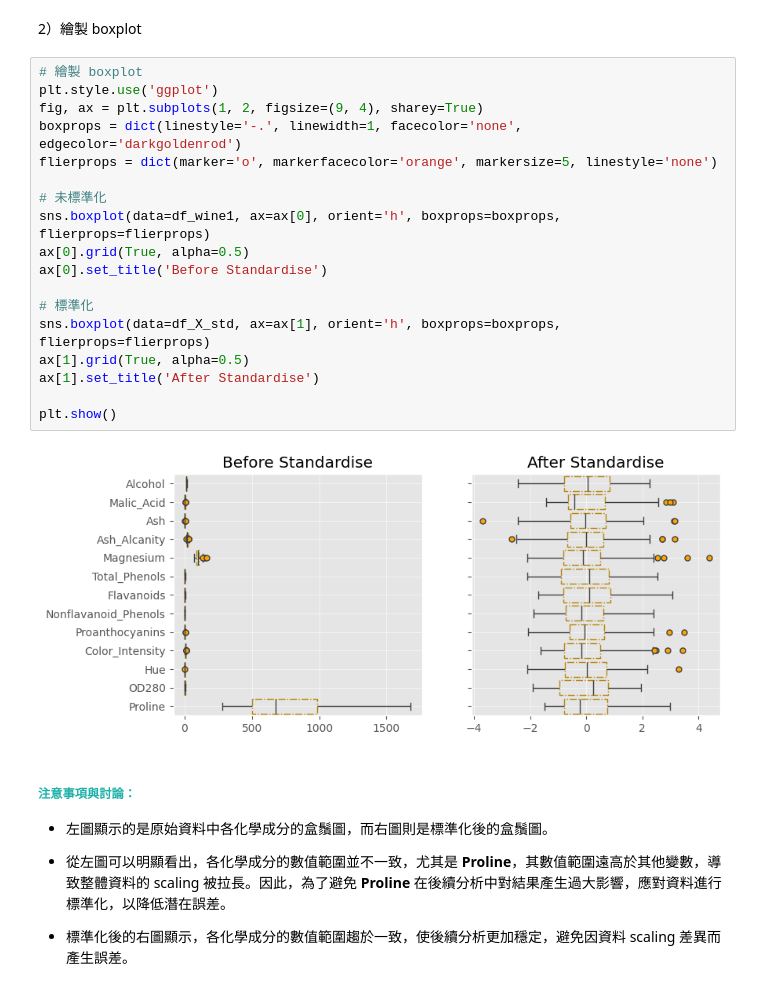
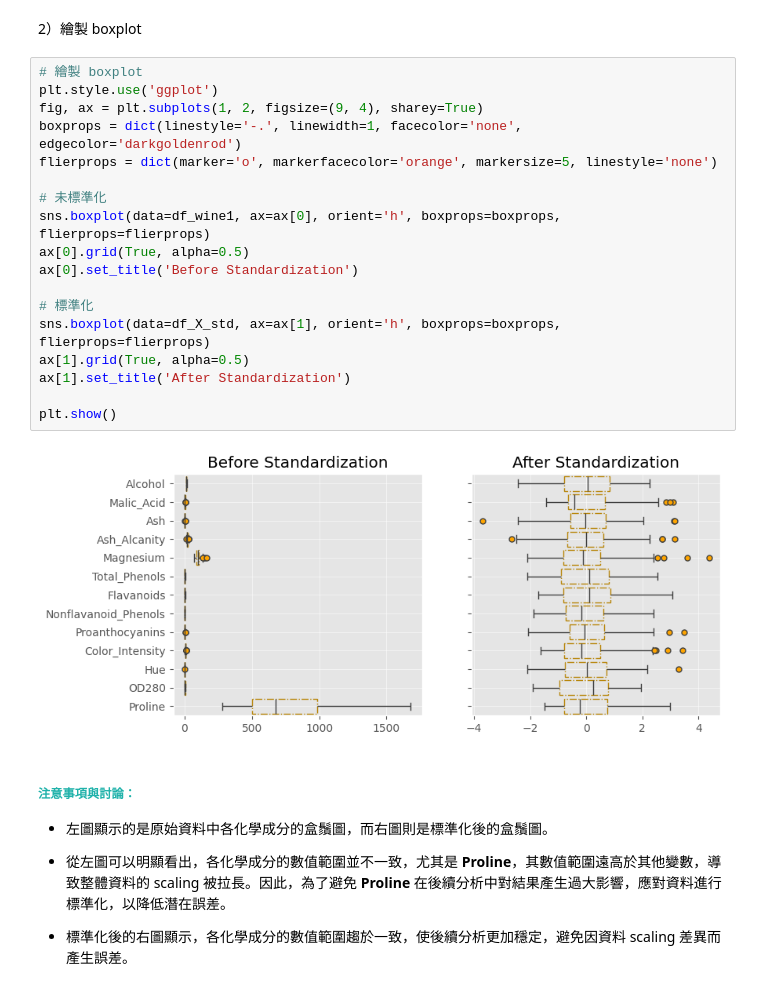
Before and after one commit to shengsia02/ShallowML, a Jupyter notebook: HW1/ShallowML_411078064_PCA.ipynb, the cells around one changed output. Cells and saved outputs as stored; diff of their text form.

```diff
--- a/HW1/ShallowML_411078064_PCA.ipynb
+++ b/HW1/ShallowML_411078064_PCA.ipynb
@@ -129,23 +129,23 @@ df_X_std = pd.DataFrame(X_std, columns=columns)
 # %%
 # 繪製 boxplot
 plt.style.use('ggplot')
 fig, ax = plt.subplots(1, 2, figsize=(9, 4), sharey=True)
 boxprops = dict(linestyle='-.', linewidth=1, facecolor='none', edgecolor='darkgoldenrod')
 flierprops = dict(marker='o', markerfacecolor='orange', markersize=5, linestyle='none')
 
 # 未標準化
 sns.boxplot(data=df_wine1, ax=ax[0], orient='h', boxprops=boxprops, flierprops=flierprops)
 ax[0].grid(True, alpha=0.5)
-ax[0].set_title('Before Standardise')
+ax[0].set_title('Before Standardization')
 
 # 標準化
 sns.boxplot(data=df_X_std, ax=ax[1], orient='h', boxprops=boxprops, flierprops=flierprops)
 ax[1].grid(True, alpha=0.5)
-ax[1].set_title('After Standardise')
+ax[1].set_title('After Standardization')
 
 plt.show()
 # %% [output]
-[figure, old version]
+[figure, new version]
 # %% [markdown]
 ##### **<font color=lightseagreen>注意事項與討論：</font>**
 
```
Also changed, not shown: parts of 11 cells of this notebook.
